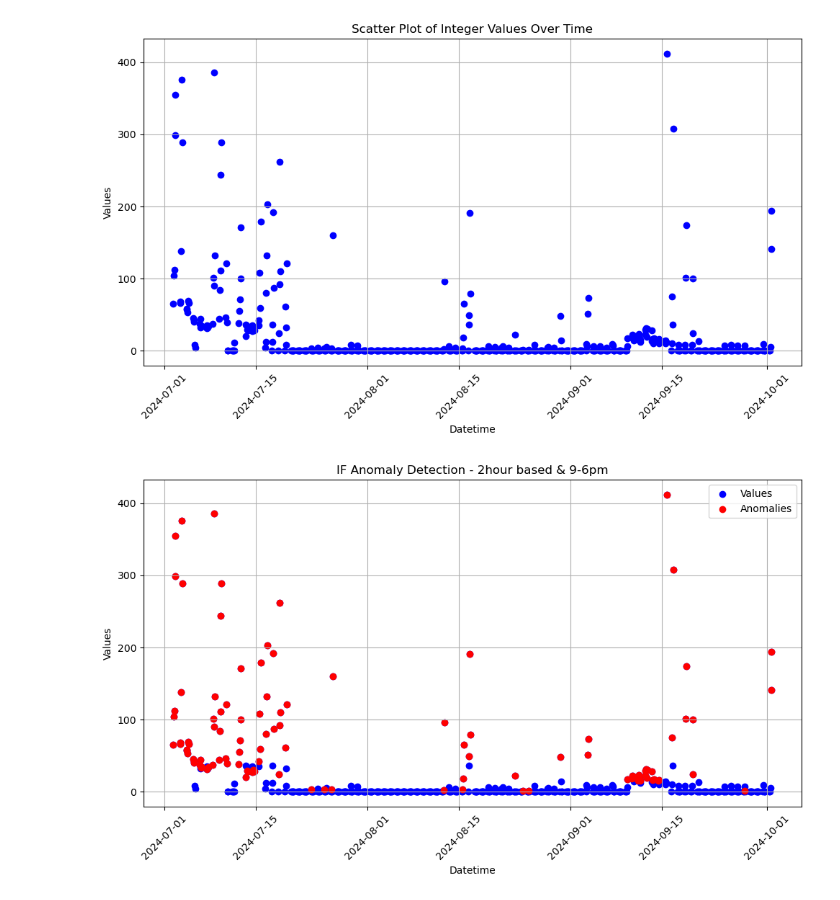
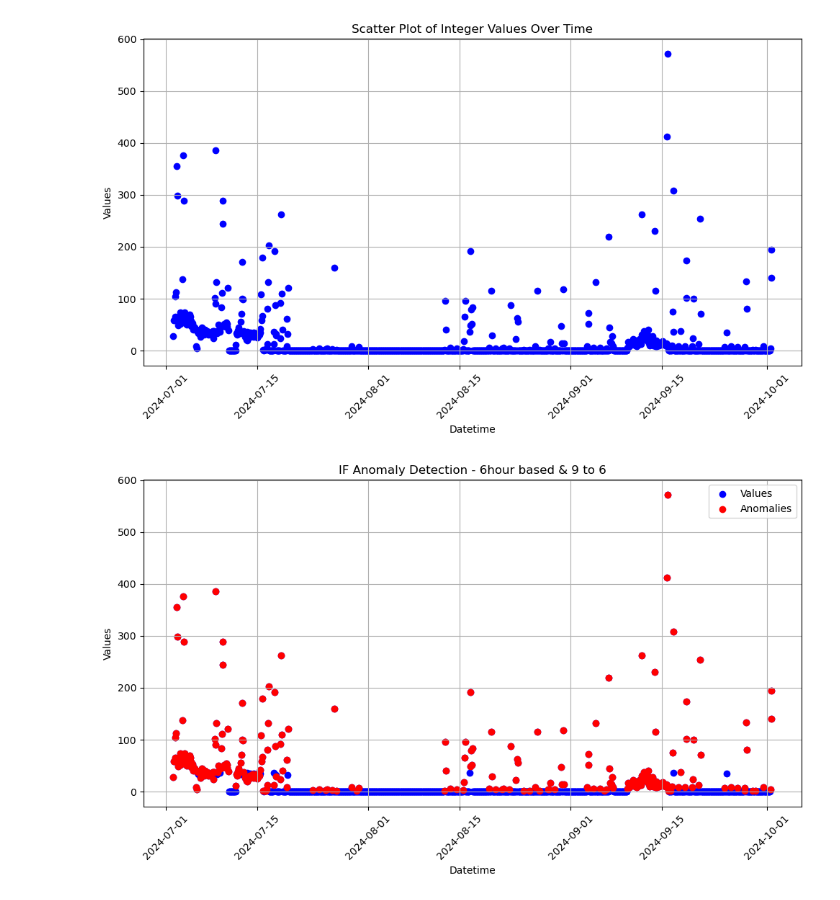
Before and after one commit to AsifTanvir/SEAD-analysis, a Jupyter notebook: Office_data_analysis.ipynb, the cells around one changed output. Saved outputs shown, nothing was run; the diff lists cells and outputs as text; code cells hidden in the pictures.

Commit message:
Added lab data analysis  and removed some redundant files

```diff
--- a/Office_data_analysis.ipynb
+++ b/Office_data_analysis.ipynb
@@ -54,17 +54,18 @@ print(combined_office_data.head)
 # %%
 ## total active sensors and actuators for a time window
 
-#Only consider the data from august 20 to october 10
+#Only consider the data from august 12 to october 10
 start_date = pd.to_datetime('2024-08-12')
 end_date = pd.to_datetime('2024-10-10')
 filtered_office_data = combined_office_data[(combined_office_data['datetime'] >= start_date) & (combined_office_data['datetime'] <= end_date)]
 print(filtered_office_data.head)
 
+filtered_office_data = filtered_office_data.set_index('datetime') #make the date column as index
+
+
+## Data from july 02
 
 combined_office_data = combined_office_data.set_index('datetime') #make the date column as index
-
-filtered_office_data = filtered_office_data.set_index('datetime')
-
 
 # combined_office_data_filtered = combined_office_data.between_time('07:00', '19:00')
 # print(combined_office_data.size, combined_office_data_filtered.size)
@@ -74,10 +75,10 @@ office_hourly = combined_office_data.state.resample('2h').sum() #resample on hou
 filtered_office_hourly = filtered_office_data.state.resample('2h').sum()
 
 #only take the resampled data from 7am to 7pm
-office_hourly = office_hourly.between_time('09:00', '18:00')
+# office_hourly = office_hourly.between_time('09:00', '18:00')
 office_hourly = office_hourly.reset_index()
 
-filtered_office_hourly = filtered_office_hourly.between_time('09:00', '18:00')
+# filtered_office_hourly = filtered_office_hourly.between_time('09:00', '18:00')
 filtered_office_hourly = filtered_office_hourly.reset_index()
 
 print(office_hourly.head(10))
@@ -117,7 +118,7 @@ plt.xticks(rotation=45)
 plt.tight_layout()
 plt.show()
 # %% [output]
-[figure, old version]
+[figure, new version]
 # %%
 from sklearn.ensemble import IsolationForest
 
@@ -140,34 +141,34 @@ non_anomalies = office_hourly[office_hourly['anomaly'] == 1]
 # print(df)
 
 # Plot the results
 plt.figure(figsize=(10, 6))
 plt.scatter(office_hourly['datetime'], office_hourly['state'], label='Values', color='blue', marker='o')
 plt.scatter(anomalies['datetime'], anomalies['state'], color='red', label='Anomalies', marker='o')
-plt.title('IF Anomaly Detection - 2hour based & 9-6pm')
+plt.title('IF Anomaly Detection - 6hour based & 9 to 6')
 plt.xlabel('Datetime')
 plt.ylabel('Values')
 plt.legend()
 plt.xticks(rotation=45)
 plt.grid(True)
 plt.tight_layout()
-plt.savefig('./Plots/Office_plots/IF_2H.png')
+# plt.savefig('./Plots/Office_plots/IF_6H_9-6.png')
 plt.show()
 
 
 count_anomaly_h = (office_hourly['anomaly'] == -1).sum()
 
 # Calculate the percentage of values equal to -1
 percentage_h = (count_anomaly_h / len(office_hourly)) * 100
 print(f"Total anomalies: {count_anomaly_h}, Percentage of anomalous values: {percentage_h}%")
 
 #only print the non anomalous values which are not zero
 df_filtered = non_anomalies[non_anomalies['state'] != 0]
 print(df_filtered)
 
 print( non_anomalies)
 
 # non_anomalies.to_csv('./Output_CSV/regular_office.csv', index=False)
 # anomalies.to_csv('./Output_CSV/anomaly_office.csv', index=False)
-office_hourly.to_csv('./Output_CSV/IF_anomaly_2h_9to6.csv', index=False)
+office_hourly.to_csv('./Output_CSV/office_data/IF_anomaly_2h.csv', index=False)
 # %% [output]
-[figure, old version]
+[figure, new version]
```
Also changed, not shown: parts of 3 cells of this notebook, 29 other files.
